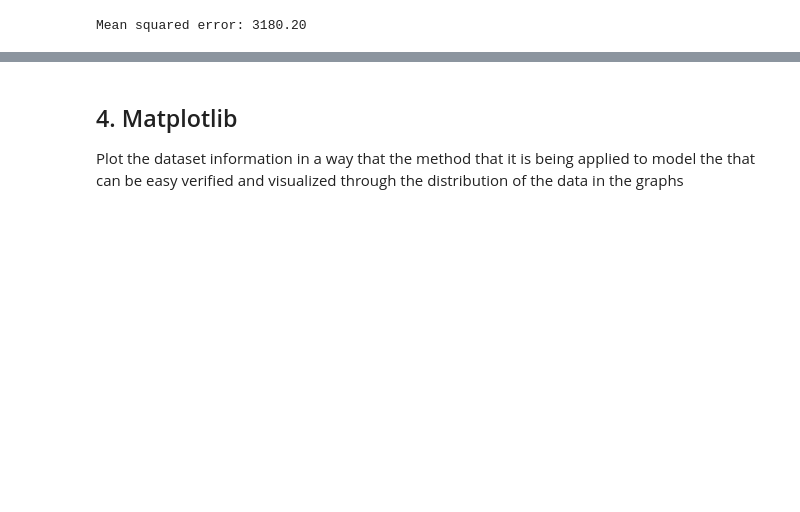
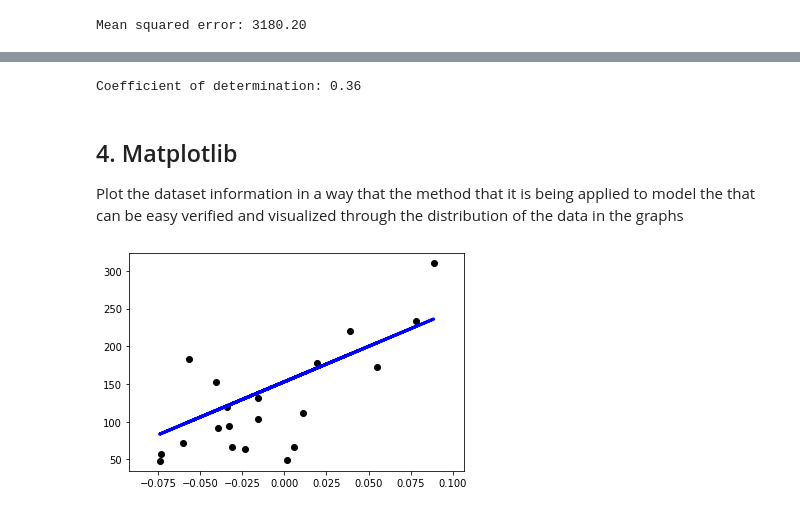
Before and after one commit to Ponter255/cuddly-chainsaw, a Jupyter notebook: Linear_Regression.ipynb, the cells around one changed output, grey strips where cells are left out. Drawn from its saved outputs; the diff is of its cells as text; code cells hidden in the pictures; blank space fills up the shorter version.

```diff
--- a/Linear_Regression.ipynb
+++ b/Linear_Regression.ipynb
@@ -101,4 +125,40 @@ Mean squared error: 3180.20
+# %%
+print('Coefficient of determination: %.2f'% r2_score(target_test, diabetes_prediction))
+# %% [output]
+Coefficient of determination: 0.36
 # %% [markdown]
 ## 4. Matplotlib
 
 Plot the dataset information in a way that the method that it is being applied to model the that can be easy verified and visualized through the distribution of the data in the graphs
+# %%
+# Load the diabetes dataset
+diabetes_X, diabetes_y = load_diabetes(return_X_y=True)
+
+# Use only one feature
+diabetes_X = diabetes_X[:, np.newaxis, 2]
+
+# Split the data into training/testing sets
+diabetes_X_train = diabetes_X[:-20]
+diabetes_X_test = diabetes_X[-20:]
+
+# Split the targets into training/testing sets
+diabetes_y_train = diabetes_y[:-20]
+diabetes_y_test = diabetes_y[-20:]
+
+# Create linear regression object
+regr = linear_model.LinearRegression()
+
+# Train the model using the training sets
+regr.fit(diabetes_X_train, diabetes_y_train)
+
+# Make predictions using the testing set
+diabetes_y_pred = regr.predict(diabetes_X_test)
+
+# Plot outputs
+plt.scatter(diabetes_X_test, diabetes_y_test,  color='black')
+plt.plot(diabetes_X_test, diabetes_y_pred, color='blue', linewidth=3)
+
+
+plt.show()
+# %% [output]
+[figure, added]
```
Also changed, not shown: parts of 6 cells of this notebook.
